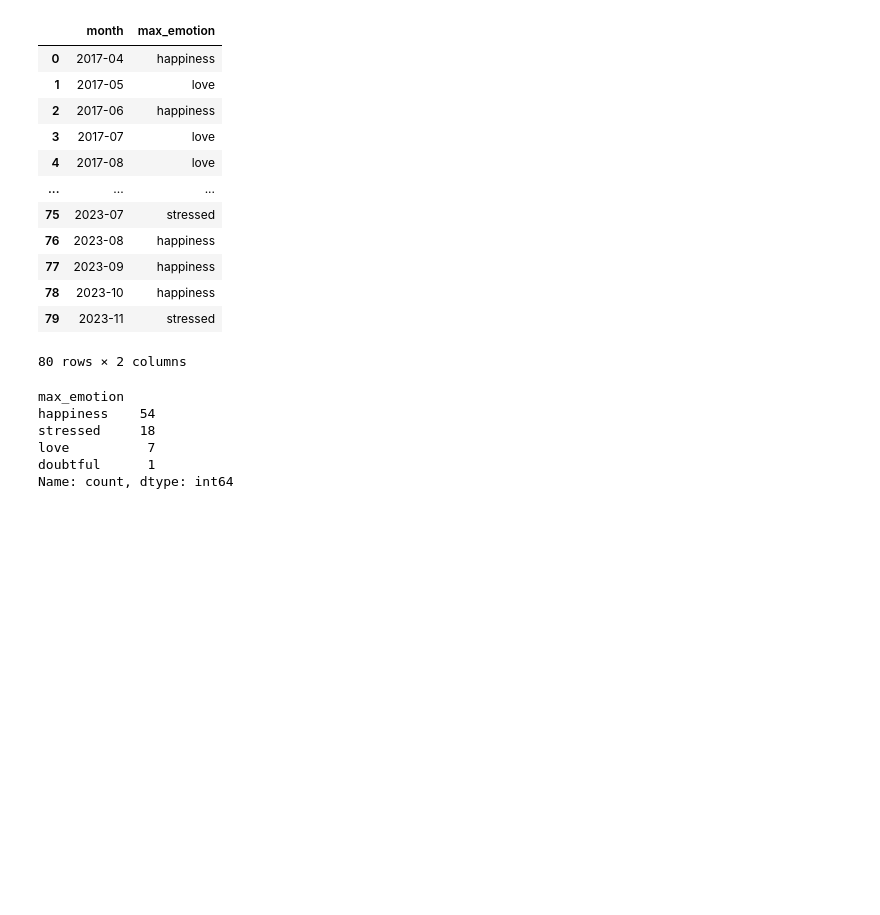
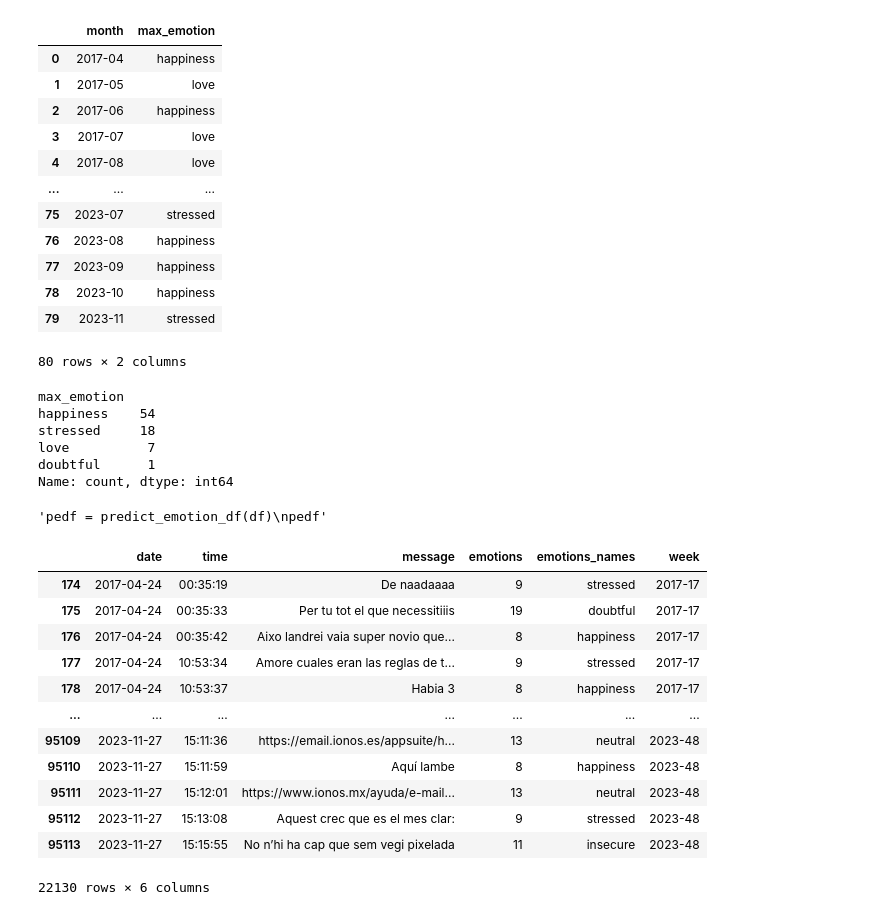
Before and after one commit to emmacunill/Take_Care, a Jupyter notebook: notebooks/transform.ipynb, the cells around one changed output. Cells and saved outputs as stored; diff of their text form; code cells hidden in the pictures; blank space fills up the shorter version.

Commit message:
building the dataframe to create model 2

```diff
--- a/notebooks/transform.ipynb
+++ b/notebooks/transform.ipynb
@@ -231,3 +231,58 @@ stressed     18
 love          7
 doubtful      1
 Name: count, dtype: int64
+# %%
+'''pedf = predict_emotion_df(df)
+pedf'''
+# %% [output]
+'pedf = predict_emotion_df(df)\npedf'
+# %%
+def predict_emotion_df():
+
+    '''Function to get the dataframe we're going to use to predict the emotion of the month we're
+    entering based on the last week of the month messages.'''
+
+
+    df2 = df.copy()
+
+    df2['year'] = df2['date'].dt.year
+    df2['month'] = df2['date'].dt.month
+
+    # messages
+    last_day_of_month = df2.groupby(['year', 'month'])['date'].max().reset_index()
+    last_day_of_month['last_7_days'] = last_day_of_month['date'] - pd.DateOffset(days=6)
+    last_day_of_month['last_7_days'] = last_day_of_month['last_7_days'].dt.date
+    result_df = pd.merge(df2, last_day_of_month, on=['year', 'month'], how='inner', suffixes=('', '_max'))
+    result_df = result_df[result_df['date'] >= result_df['last_7_days']]
+    result_df = result_df.drop(['year', 'month', 'date_max', 'last_7_days','name', 'ponderation', 'ponderation2'], axis=1)
+
+    # days
+
+
+
+    # weeks
+
+
+
+    # month
+
+
+
+
+
+    # Display the result
+    return result_df
+# %% [output]
+|  | date | time | message | emotions | emotions_names | week |
+| 174 | 2017-04-24 | 00:35:19 | De naadaaaa | 9 | stressed | 2017-17 |
+| 175 | 2017-04-24 | 00:35:33 | Per tu tot el que necessitiiis | 19 | doubtful | 2017-17 |
+| 176 | 2017-04-24 | 00:35:42 | Aixo landrei vaia super novio que... | 8 | happiness | 2017-17 |
+| 177 | 2017-04-24 | 10:53:34 | Amore cuales eran las reglas de t... | 9 | stressed | 2017-17 |
+| 178 | 2017-04-24 | 10:53:37 | Habia 3 | 8 | happiness | 2017-17 |
+| ... | ... | ... | ... | ... | ... | ... |
+| 95109 | 2023-11-27 | 15:11:36 | https://email.ionos.es/appsuite/h... | 13 | neutral | 2023-48 |
+| 95110 | 2023-11-27 | 15:11:59 | Aquí lambe | 8 | happiness | 2023-48 |
+| 95111 | 2023-11-27 | 15:12:01 | https://www.ionos.mx/ayuda/e-mail... | 13 | neutral | 2023-48 |
+| 95112 | 2023-11-27 | 15:13:08 | Aquest crec que es el mes clar: | 9 | stressed | 2023-48 |
+| 95113 | 2023-11-27 | 15:15:55 | No n’hi ha cap que sem vegi pixelada | 11 | insecure | 2023-48 |
+22130 rows × 6 columns
```
Also changed, not shown: parts of 1 cell of this notebook.
